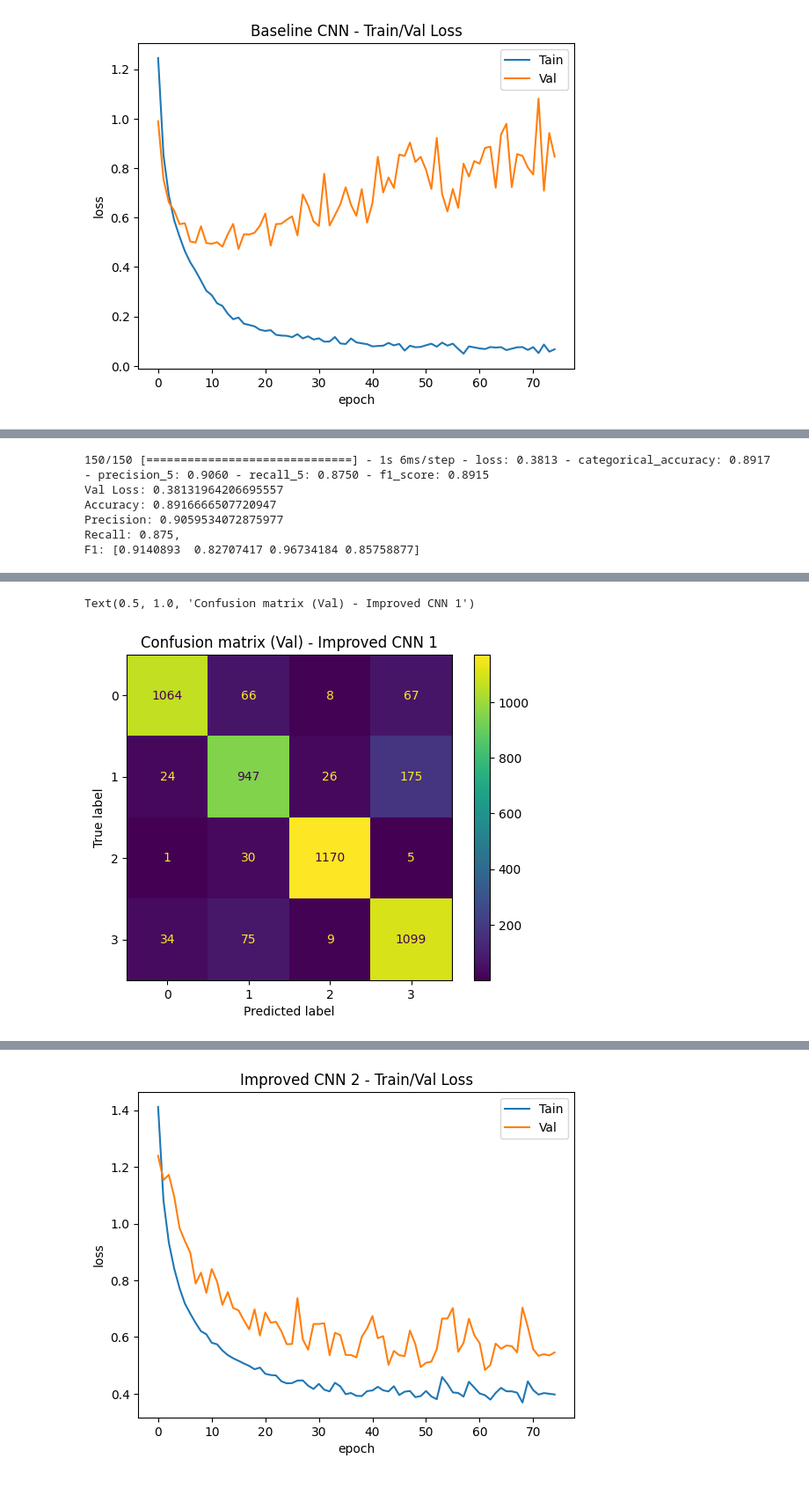
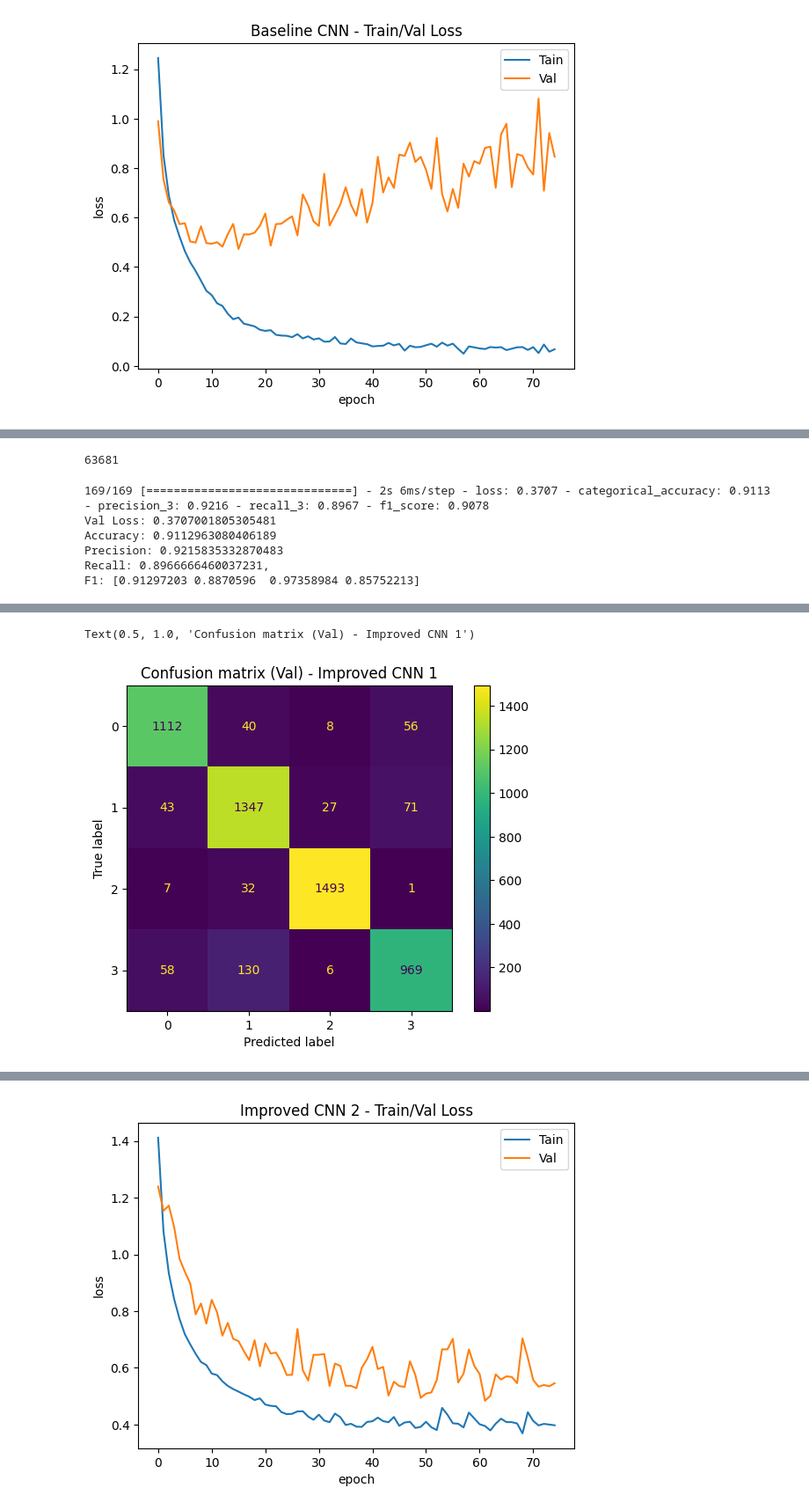
Before and after one commit to t4ai/music-composer-classification, a Jupyter notebook: composer-classifier.ipynb, the cells around one changed output, grey strips where cells are left out. Shown: that part at 88% size. Cells and saved outputs as stored; diff of their text form; code cells hidden in the pictures.

```diff
--- a/composer-classifier.ipynb
+++ b/composer-classifier.ipynb
@@ -284,9 +284,9 @@ Chopin: 57416
 # %%
 #randomly downsample Bach, Beethoven and Mozart sequences to better balance with lower Chopin samples
 bach_sequences_sampled = sample(bach_sequences, 12000)
-beethoven_sequences_sampled = sample(beethoven_sequences, 12000)
+beethoven_sequences_sampled = sample(beethoven_sequences, 15000)
 mozart_sequences_sampled = sample(mozart_sequences, 12000)
-chopin_sequences_sampled = sample(chopin_sequences, 12000)
+chopin_sequences_sampled = sample(chopin_sequences, 15000)
 # %%
 # display sequence lenghths:
 print(f'Bach: {len(bach_sequences_sampled)}')
@@ -826,17 +827,25 @@ plt.show()
+# %%
+# free up resources
+gc.collect()
+# %% [output]
+63681
+# %%
+# load best model from checkpoint
+cnn_exp1_best = tf.keras.models.load_model('/content/drive/MyDrive/USD/models/composer-classifier/cnn-2')
 # %%
 # evaluate on val data
-loss, accuracy, precision, recall, f1 = cnn_exp1.evaluate(X_val, y_val)
+loss, accuracy, precision, recall, f1 = cnn_exp1_best.evaluate(X_val, y_val)
 print(f'Val Loss: {loss}\nAccuracy: {accuracy}\nPrecision: {precision}\nRecall: {recall},\nF1: {f1}')
 # %% [output]
-150/150 [==============================] - 1s 6ms/step - loss: 0.3813 - categorical_accuracy: 0.8917 - precision_5: 0.9060 - recall_5: 0.8750 - f1_score: 0.8915
-Val Loss: 0.38131964206695557
-Accuracy: 0.8916666507720947
-Precision: 0.9059534072875977
-Recall: 0.875,
-F1: [0.9140893  0.82707417 0.96734184 0.85758877]
+169/169 [==============================] - 2s 6ms/step - loss: 0.3707 - categorical_accuracy: 0.9113 - precision_3: 0.9216 - recall_3: 0.8967 - f1_score: 0.9078
+Val Loss: 0.3707001805305481
+Accuracy: 0.9112963080406189
+Precision: 0.9215835332870483
+Recall: 0.8966666460037231,
+F1: [0.91297203 0.8870596  0.97358984 0.85752213]
 # %%
 # plot confusion matrix
-y_pred_cnn1 = cnn_exp1.predict(X_val)
+y_pred_cnn1 = cnn_exp1_best.predict(X_val)
 cm = confusion_matrix(np.argmax(y_val, axis=1), np.argmax(y_pred_cnn1, axis=1))
 ConfusionMatrixDisplay(confusion_matrix=cm).plot();
 plt.title('Confusion matrix (Val) - Improved CNN 1')
@@ -845,5 +854,5 @@ plt.title('Confusion matrix (Val) - Improved CNN 1')
 Text(0.5, 1.0, 'Confusion matrix (Val) - Improved CNN 1')
-[figure, old version]
+[figure, new version]
 # %%
 # free up resources
 gc.collect()
```
Also changed, not shown: parts of 12 cells of this notebook.
